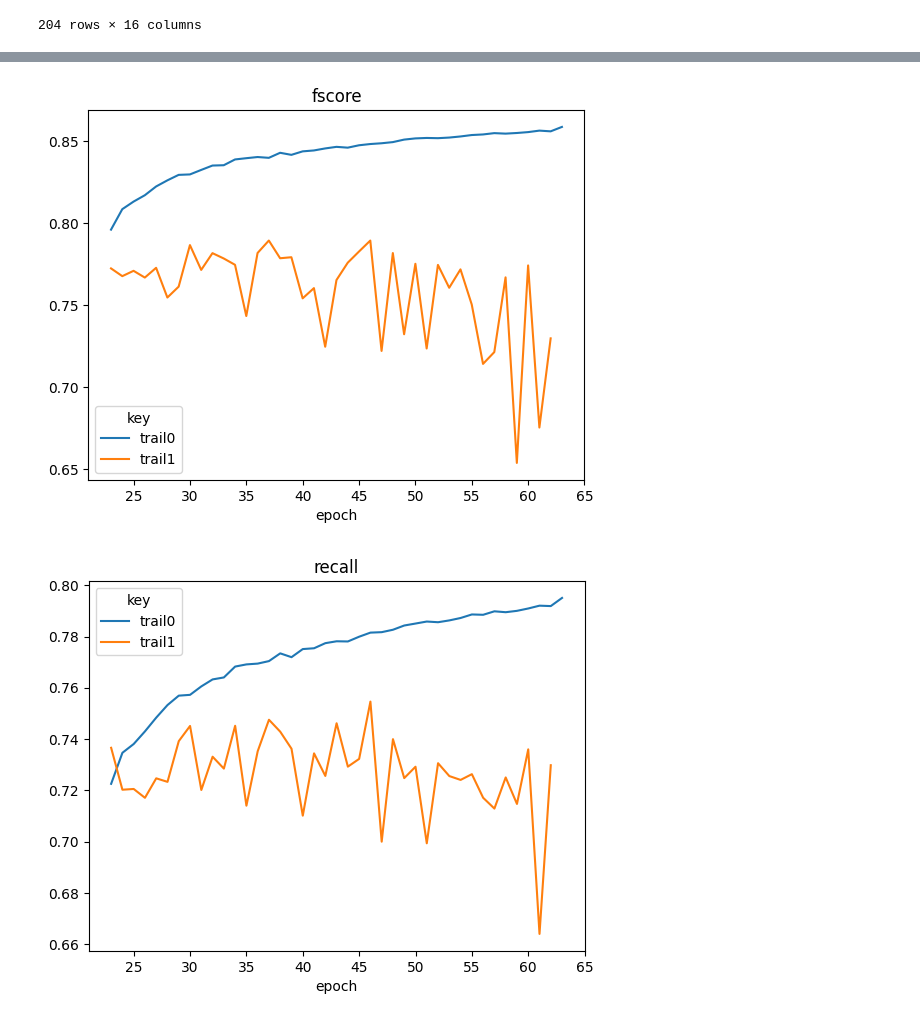
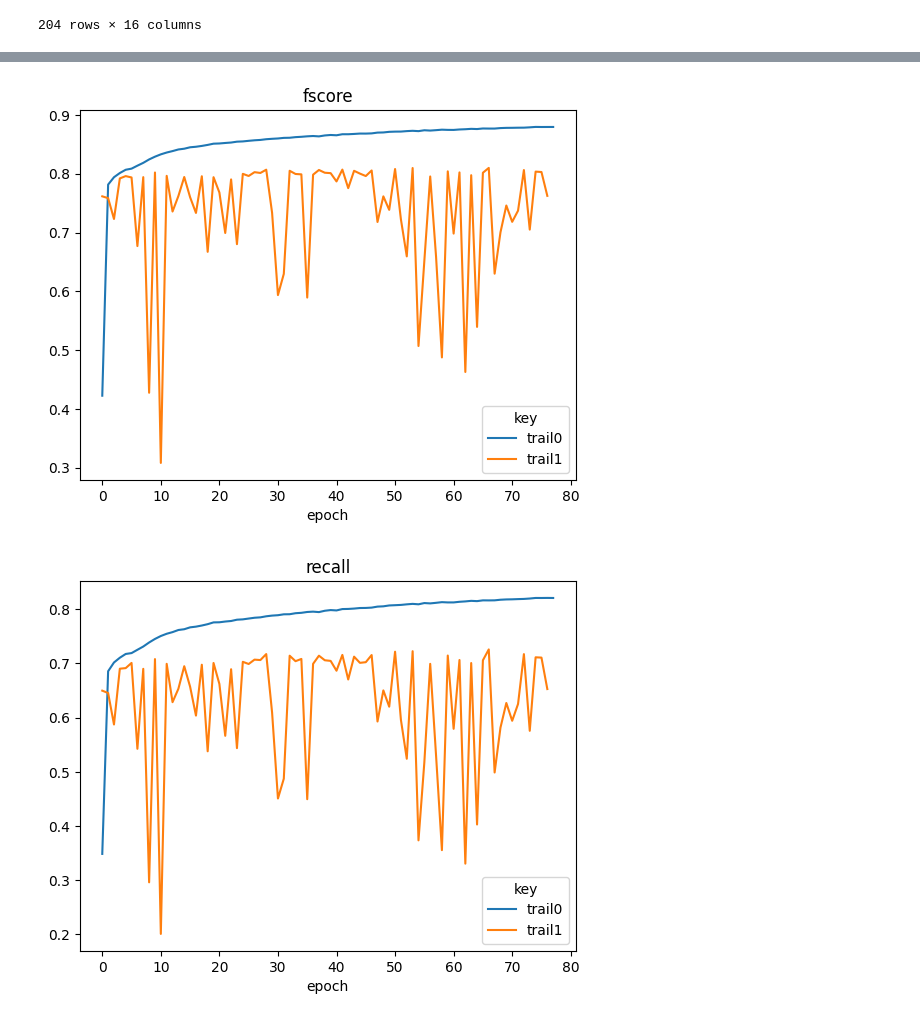
Before and after one commit to dulicui742/segmentation_models.pytorch, a Jupyter notebook: examples/logs_analysis.ipynb, the cells around one changed output, grey strips where cells are left out. Saved outputs shown, nothing was run; the diff lists cells and outputs as text; code cells hidden in the pictures.

```diff
--- a/examples/logs_analysis.ipynb
+++ b/examples/logs_analysis.ipynb
@@ -280,3 +259,0 @@ df9
-# %%
-DF = pd.concat([df8,df9],keys=['trail1','trail2'])
-DF
@@ -383,15 +342,17 @@ log_files = [
 #         "D:\project\TrueHealth\git\segmentation_models.pytorch\output\logs\\tu-regnety_040_MANet\\tu-regnety_040_MANet_logs_0323_183024.json"
 
         ## zhi qi guan
-        "D:\share\efficientnet-b4_logs_0317_095242.json",
-            "D:\share\efficientnet-b4_Unet_clip_rotated_logs_0329_100345.json"
+#         "D:\share\efficientnet-b4_logs_0317_095242.json",
+#             "D:\share\efficientnet-b4_Unet_clip_rotated_logs_0329_100345.json"
 #             "D:\share\efficientnet-b4_MANet_logs_0321_151721.json",
 #         "D:\share\efficientnet-b4_Unet_logs_0324_182306.json",
 
 #         "D:\project\TrueHealth\git\segmentation_models.pytorch\output\logs\\tu-regnety_040_MANet_rotated\\tu-regnety_040_MANet_rotated_logs_0329_182350.json"
 
 #         "D:\project\TrueHealth\git\segmentation_models.pytorch\output\logs\efficientnet-b4_Unet_normal-rotated\efficientnet-b4_Unet_normal-rotated_logs_0404_183653.json"
-#             "D:\share\stdc\stdc2_Unet_clip-rotated_logs_0331_163802.json"
+#             "D:\share\stdc\stdc2_Unet_clip-rotated_logs_0331_163802.json"，
+
+    "D:\share\stdc\stdc2_Unet_clip_rotated_logs_0407_111627.json", ## 小球
 ]
 
 df_list = []
@@ -511,8 +408,8 @@ log_files = [
 #         "D:\project\TrueHealth\git\segmentation_models.pytorch\output\logs\efficientnet-b4\efficientnet-b4_logs_0320_162347.json",
 #         "D:\project\TrueHealth\git\segmentation_models.pytorch\output\logs\efficientnet-b4_MANet\efficientnet-b4_logs_0321_142242.json"
 
-    "D:\share\efficientnet-b4_logs_0317_095242.json",
-    "D:\share\efficientnet-b4_Unet_clip_rotated_logs_0329_100345.json"
+#     "D:\share\efficientnet-b4_logs_0317_095242.json",
+#     "D:\share\efficientnet-b4_Unet_clip_rotated_logs_0329_100345.json"
 #             "D:\share\efficientnet-b4_MANet_logs_0321_151721.json",
 #          "D:\share\efficientnet-b4_Unet_logs_0324_182306.json",
 
@@ -522,9 +419,12 @@ log_files = [
 # #         "D:\project\TrueHealth\git\segmentation_models.pytorch\output\logs\mobileone_s4_Unet\mobileone_s4_logs_0315.json",
 #         "D:\project\TrueHealth\git\segmentation_models.pytorch\output\logs\mobileone_s4_Unet\mobileone_s4_Unet_logs_0322_183333.json"
 
+    "D:\share\stdc\stdc2_Unet_clip_rotated_logs_0407_111627.json",
+
     ]
 # steps_per_epoch = 396 ##根据数据及batch-size计算出来的
-steps_per_epoch = 20904
+# steps_per_epoch = 20904
+steps_per_epoch = 6852
 df_list = []
 model_names = []
 ## differnet experiment
@@ -692,9 +592,9 @@ log_files = [
 #         "D:\project\TrueHealth\git\segmentation_models.pytorch\output\logs\efficientnet-b4_Unet\efficientnet-b4_Unet_logs_0322_145204.json"
 
 
-#         "D:\share\stdc\stdc2_Unet_clip-rotated_logs_0331_163802.json"
-
-        "D:\share\efficientnet-b4_Unet_clip_rotated_logs_0329_100345.json"
+        "D:\share\stdc\stdc2_Unet_clip-rotated_logs_0331_163802.json"
+#
+#         "D:\share\efficientnet-b4_Unet_clip_rotated_logs_0329_100345.json"
     ]
 
 df_list = []
@@ -730,2 +630,2 @@ for metric in ["bce_loss", "fscore", "recall"]: #, "fscore", "recall", "precisio
-[figure, old version]
+[figure, new version]
-[figure, old version]
+[figure, new version]
```
Also changed, not shown: parts of 16 cells of this notebook, 10 other files.
